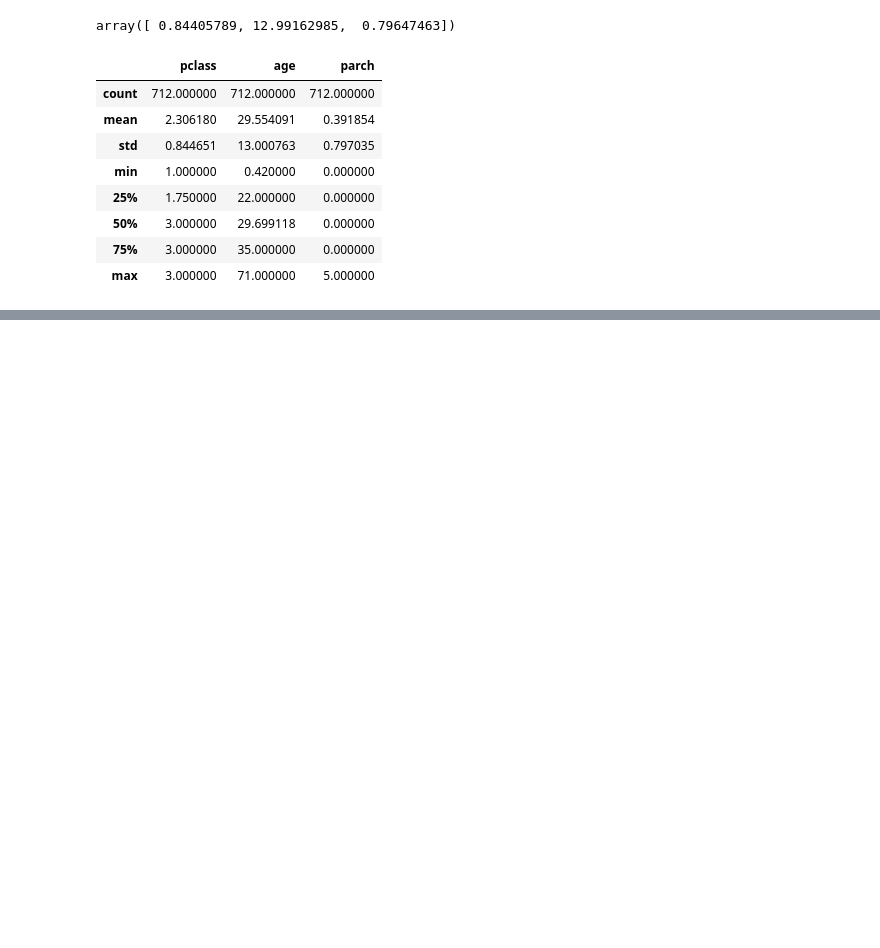
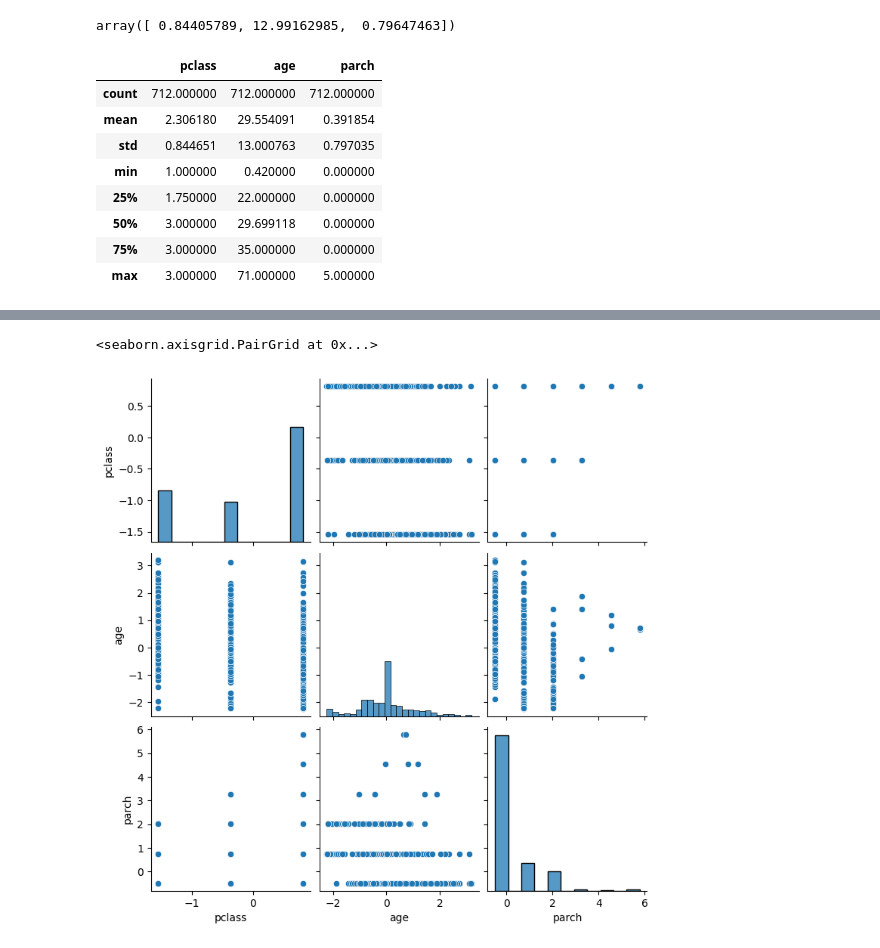
Before and after one commit to Smritishrest/EDA, a Jupyter notebook: FeatureScaling.ipynb, the cells around one changed output, grey strips where cells are left out. Saved outputs shown, nothing was run; the diff lists cells and outputs as text; code cells hidden in the pictures; blank space fills up the shorter version.

```diff
--- a/FeatureScaling.ipynb
+++ b/FeatureScaling.ipynb
@@ -126,0 +167,5 @@ X_train_sc.describe().round(2)
+# %%
+sns.pairplot(X_train_sc)
+# %% [output]
+<seaborn.axisgrid.PairGrid at 0x...>
+[figure, added]
```
Also changed, not shown: parts of 12 cells of this notebook, 4 other files.
